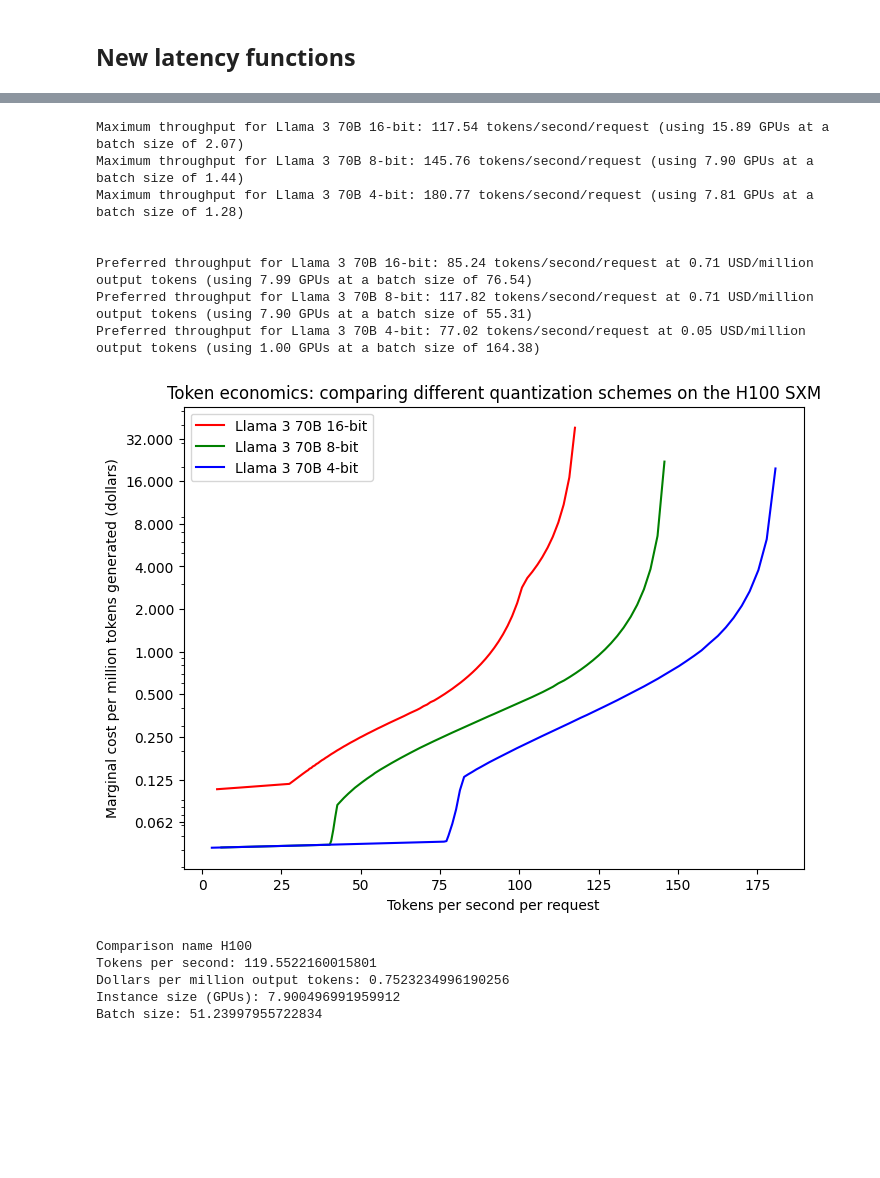
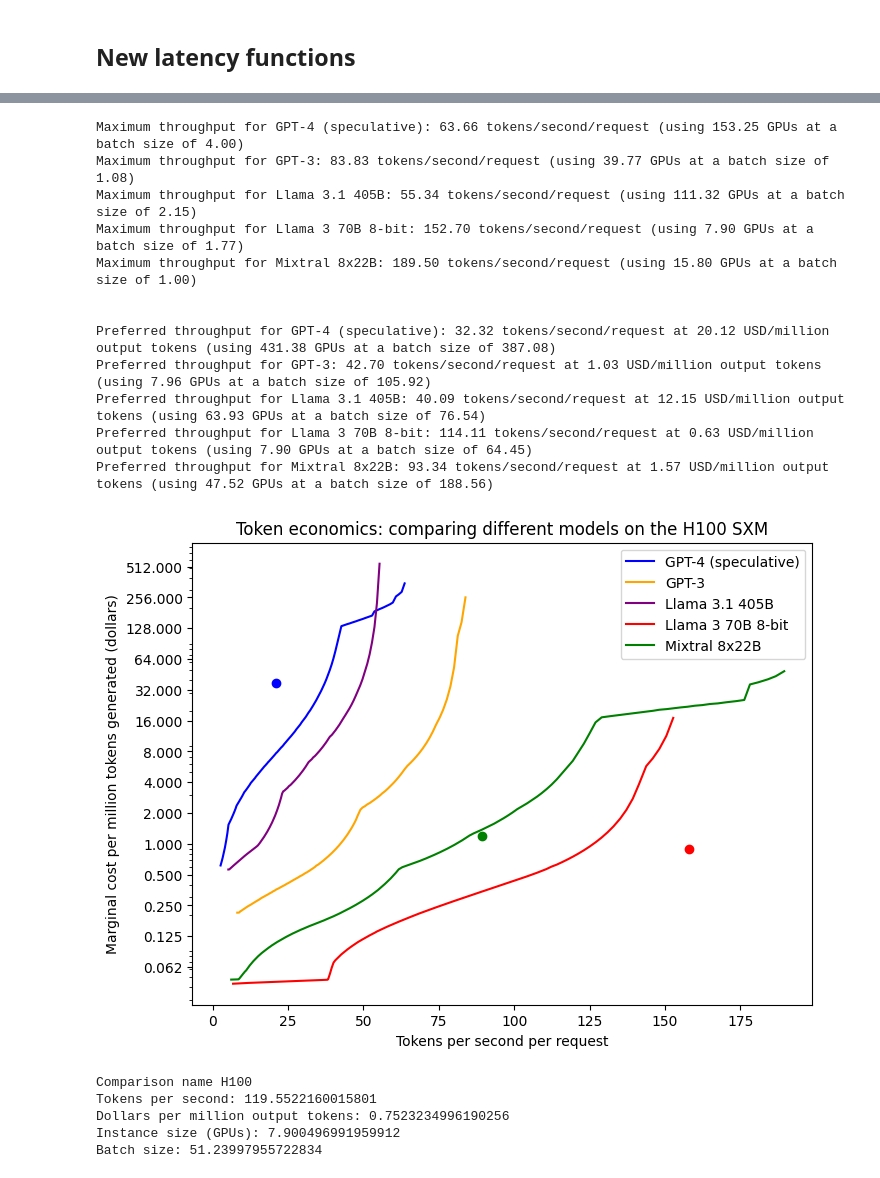
Before and after one commit to YafahEdelman/inference-economics, a Jupyter notebook: inference_economics_notebook.ipynb, the cells around one changed output, grey strips where cells are left out. Saved outputs shown, nothing was run; the diff lists cells and outputs as text; code cells hidden in the pictures; blank space fills up the shorter version.

```diff
--- a/inference_economics_notebook.ipynb
+++ b/inference_economics_notebook.ipynb
@@ -504,7 +500,6 @@ def token_latency_seconds_as_presented_in_paper(N_GPU, model: Model, gpu: GPU, b
     else:
         serial_matmuls_per_layer = 4
 
-    used_experts_fraction = (1 - (1 - 1/model.sparsity_factor)**batch_size)
     arithmetic_cost_flop = model.arithmetic_cost_flop(input_len, batch_size*seq_len)
     kv_cache_size_bytes = model.kv_cache_size_per_input_bytes * input_len * batch_size
 
@@ -550,8 +545,9 @@ def final_token_latency_seconds(N_GPU, model: Model, gpu: GPU, batch_size, input
         microbatch_size = batch_size/num_of_microbatches
         N_TP = N_GPU/N_PP
 
-        for interleaving_factor in divisors(model.layers//N_PP):
-          bubble_fraction = (N_PP - 1)/(N_PP - 1 + interleaving_factor*num_of_microbatches)
+        for interleaving_factor in [1]: # redundant modeling of pipeline interleaving, it's not useful if we always assume no bubbles
+          bubble_fraction = 0 # optimistically assume we can ignore pipeline bubbles if we have N_PP microbatches
+          # bubble_fraction = (N_PP - 1)/(N_PP - 1 + interleaving_factor*num_of_microbatches)
 
           if two_d_tensor_parallel:
               t_latency_per_matmul_seconds = gpu.collective_latency_seconds(N_TP, gpu, coll="allreduce", two_d_parallelism=True) + gpu.kernel_launch_latency_seconds
@@ -563,12 +559,8 @@ def final_token_latency_seconds(N_GPU, model: Model, gpu: GPU, batch_size, input
           else:
               serial_matmuls_per_layer = 4
 
-          used_experts_fraction = (1 - (1 - 1/model.sparsity_factor)**batch_size)
           arithmetic_cost_flop = model.arithmetic_cost_flop(input_len, batch_size*seq_len)
           kv_cache_size_bytes = model.kv_cache_size_per_input_bytes * input_len * batch_size
-
-          #memory_reads_bytes = model.weight_precision_bytes*(model.embedding_params/2 + model.total_attn_params + used_experts_fraction*model.total_ff_params) \
-          #                   + kv_cache_size_bytes
 
           memory_rw_bytes = num_of_microbatches * model.memory_reads_writes_bytes(input_len, microbatch_size, N_TP)
 
@@ -607,8 +599,8 @@ def final_token_latency_seconds(N_GPU, model: Model, gpu: GPU, batch_size, input
 
    return result
 
-token_latency_seconds_default = token_latency_seconds_as_presented_in_paper
-#token_latency_seconds_default = final_token_latency_seconds
+#token_latency_seconds_default = token_latency_seconds_as_presented_in_paper
+token_latency_seconds_default = final_token_latency_seconds
 
 def spec_dec_token_latency_seconds(N_GPU, model: Model, approx_model: Model, gpu: GPU, batch_size, acceptance_prob, gamma_max, input_len=0):
    final_latency = token_latency_seconds_default(N_GPU, model, gpu, batch_size, input_len)
@@ -629,7 +617,7 @@ array([207.32039687])
 # %%
 n_gpu_range = np.arange(1, 1024)
-model = Llama_3_8B_8_bit
-gpu = Groq_LPU
+model = GPT_4
+gpu = H100
 input_len = 0
 
 batch_size_list = [d*model.sparsity_factor for d in [32, 64, 128, 256, 512]]
@@ -637,7 +625,7 @@ batch_size_list = [d*model.sparsity_factor for d in [32, 64, 128, 256, 512]]
 #N_max_EP = model.n_experts
 N_max_EP = 1
 
-plt.plot(n_gpu_range, 1/token_latency_seconds_default(n_gpu_range, model=model, gpu=gpu, batch_size=8, input_len=input_len), \
+plt.plot(n_gpu_range, 1/token_latency_seconds_default(n_gpu_range, model=model, gpu=gpu, batch_size=1, input_len=input_len), \
                                                       label="Small batch size limit", color=plt.cm.viridis(0.1))
 
 for batch_size in batch_size_list:
@@ -885,7 +801,7 @@ def pareto_fronts(comparison_list: list[TokenEconSettings], token_latency_second
   return token_economics_results
 # %%
 def user_preference_intensity(tokens_per_second_per_request: float, price_per_million_tokens: float):
-   return tokens_per_second_per_request**4 / price_per_million_tokens
+   return tokens_per_second_per_request**3.5 / price_per_million_tokens
 
 def preference_maximizing_settings(comparison, token_economics_results):
   results = dict()
@@ -900,10 +816,10 @@ def preference_maximizing_settings(comparison, token_economics_results):
 
 #token_economics_results = pareto_fronts(llama_comparison, section_2_2_token_latency_seconds)
 #current_comparison = gpus_comparison
-#current_comparison = all_models_comparison
+current_comparison = all_models_comparison
 #current_comparison = context_length_comparison
 #current_comparison = llama_comparison
-current_comparison = quantization_comparison
+#current_comparison = quantization_comparison
 #current_comparison = spec_dec_comparison
 
 #current_comparison = tpu_test
@@ -926,42 +842,46 @@ for (comparison_setting, (x_coords, y_coords, gpu_counts, batch_sizes)) in zip(c
       y_l.append(y)
 
     plt.scatter(x_l, y_l, color=comparison_setting.color)
 
   opt_index = np.argmax(x_coords)
   print("Maximum throughput for %s: %.2f tokens/second/request (using %.2f GPUs at a batch size of %.2f)" % (comparison_setting.name, x_coords[opt_index], \
                                                                                                              gpu_counts[opt_index], batch_sizes[opt_index]))
 print("\n")
 
 preference_max_results = preference_maximizing_settings(current_comparison, token_economics_results)
 for setting_name in preference_max_results:
   results_dict = preference_max_results[setting_name]
   print("Preferred throughput for %s: %.2f tokens/second/request at %.2f USD/million output tokens (using %.2f GPUs at a batch size of %.2f)" % (setting_name, results_dict["tokens_per_second_per_request"], \
                                                                                                                                                  results_dict["price_dollars_per_million_tokens"], \
                                                                                                                                                  results_dict["gpus_per_instance"], \
                                                                                                                                                  results_dict["batch_size"]))
 
 plt.xlabel("Tokens per second per request")
 plt.ylabel("Marginal cost per million tokens generated (dollars)")
 
 plt.yscale("log")
 plt.gca().set_yticks([tick for tick in np.logspace(start=-10, stop=10, num=21, base=2) if tick <= max_y and tick >= min_y])
 plt.gca().get_yaxis().set_major_formatter(plt.FuncFormatter(lambda y, _: '%.3f' % y))
 
-plt.title("Token economics: comparing different quantization schemes on the H100 SXM")
+plt.title("Token economics: comparing different models on the H100 SXM")
 plt.legend()
 
-plt.savefig("token_economics_quant_comparison.pdf")
+plt.savefig("token_economics_main_comparison.pdf")
 plt.show()
 # %% [output]
-Maximum throughput for Llama 3 70B 16-bit: 117.54 tokens/second/request (using 15.89 GPUs at a batch size of 2.07)
-Maximum throughput for Llama 3 70B 8-bit: 145.76 tokens/second/request (using 7.90 GPUs at a batch size of 1.44)
-Maximum throughput for Llama 3 70B 4-bit: 180.77 tokens/second/request (using 7.81 GPUs at a batch size of 1.28)
+Maximum throughput for GPT-4 (speculative): 63.66 tokens/second/request (using 153.25 GPUs at a batch size of 4.00)
+Maximum throughput for GPT-3: 83.83 tokens/second/request (using 39.77 GPUs at a batch size of 1.08)
+Maximum throughput for Llama 3.1 405B: 55.34 tokens/second/request (using 111.32 GPUs at a batch size of 2.15)
+Maximum throughput for Llama 3 70B 8-bit: 152.70 tokens/second/request (using 7.90 GPUs at a batch size of 1.77)
+Maximum throughput for Mixtral 8x22B: 189.50 tokens/second/request (using 15.80 GPUs at a batch size of 1.00)
 
 
-Preferred throughput for Llama 3 70B 16-bit: 85.24 tokens/second/request at 0.71 USD/million output tokens (using 7.99 GPUs at a batch size of 76.54)
-Preferred throughput for Llama 3 70B 8-bit: 117.82 tokens/second/request at 0.71 USD/million output tokens (using 7.90 GPUs at a batch size of 55.31)
-Preferred throughput for Llama 3 70B 4-bit: 77.02 tokens/second/request at 0.05 USD/million output tokens (using 1.00 GPUs at a batch size of 164.38)
+Preferred throughput for GPT-4 (speculative): 32.32 tokens/second/request at 20.12 USD/million output tokens (using 431.38 GPUs at a batch size of 387.08)
+Preferred throughput for GPT-3: 42.70 tokens/second/request at 1.03 USD/million output tokens (using 7.96 GPUs at a batch size of 105.92)
+Preferred throughput for Llama 3.1 405B: 40.09 tokens/second/request at 12.15 USD/million output tokens (using 63.93 GPUs at a batch size of 76.54)
+Preferred throughput for Llama 3 70B 8-bit: 114.11 tokens/second/request at 0.63 USD/million output tokens (using 7.90 GPUs at a batch size of 64.45)
+Preferred throughput for Mixtral 8x22B: 93.34 tokens/second/request at 1.57 USD/million output tokens (using 47.52 GPUs at a batch size of 188.56)
-[figure, old version]
+[figure, new version]
 # %%
 comp_index = 0
 i = np.argmin([abs(x-120) for x in token_economics_results[comp_index][0]])
```
Also changed, not shown: parts of 5 cells of this notebook.
